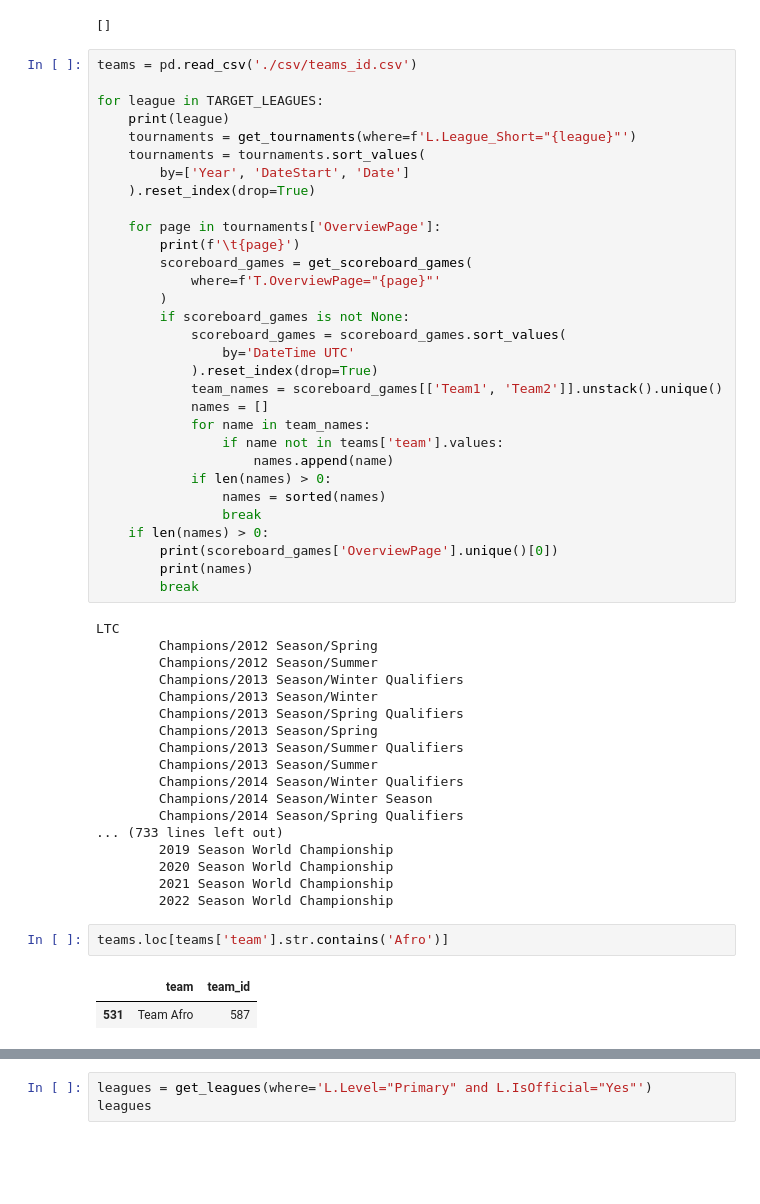
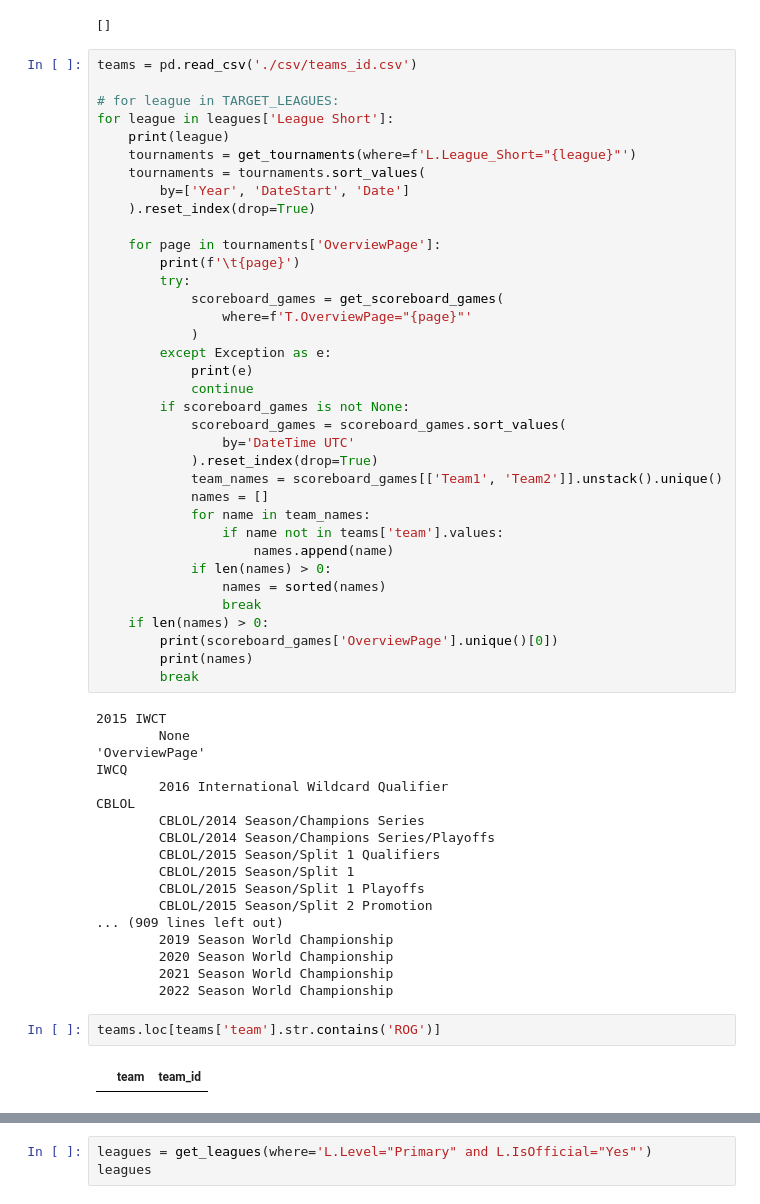
Before and after one commit to posky/LoL-Esports, a Jupyter notebook: parse_matches.ipynb, the cells around one changed output, grey strips where cells are left out. Drawn from its saved outputs; the diff is of its cells as text; blank space fills up the shorter version.

```diff
--- a/parse_matches.ipynb
+++ b/parse_matches.ipynb
@@ -71,7 +71,8 @@ lst
 # %%
 teams = pd.read_csv('./csv/teams_id.csv')
 
-for league in TARGET_LEAGUES:
+# for league in TARGET_LEAGUES:
+for league in leagues['League Short']:
     print(league)
     tournaments = get_tournaments(where=f'L.League_Short="{league}"')
     tournaments = tournaments.sort_values(
@@ -80,9 +81,13 @@ for league in TARGET_LEAGUES:
 
     for page in tournaments['OverviewPage']:
         print(f'\t{page}')
-        scoreboard_games = get_scoreboard_games(
-            where=f'T.OverviewPage="{page}"'
-        )
+        try:
+            scoreboard_games = get_scoreboard_games(
+                where=f'T.OverviewPage="{page}"'
+            )
+        except Exception as e:
+            print(e)
+            continue
         if scoreboard_games is not None:
             scoreboard_games = scoreboard_games.sort_values(
                 by='DateTime UTC'
@@ -100,26 +105,25 @@ for league in TARGET_LEAGUES:
         print(names)
         break
 # %% [output]
-LTC
-        Champions/2012 Season/Spring
-        Champions/2012 Season/Summer
-        Champions/2013 Season/Winter Qualifiers
-        Champions/2013 Season/Winter
-        Champions/2013 Season/Spring Qualifiers
-        Champions/2013 Season/Spring
-        Champions/2013 Season/Summer Qualifiers
-        Champions/2013 Season/Summer
-        Champions/2014 Season/Winter Qualifiers
-        Champions/2014 Season/Winter Season
-        Champions/2014 Season/Spring Qualifiers
-... (733 lines left out)
+2015 IWCT
+        None
+'OverviewPage'
+IWCQ
+        2016 International Wildcard Qualifier
+CBLOL
+        CBLOL/2014 Season/Champions Series
+        CBLOL/2014 Season/Champions Series/Playoffs
+        CBLOL/2015 Season/Split 1 Qualifiers
+        CBLOL/2015 Season/Split 1
+        CBLOL/2015 Season/Split 1 Playoffs
+        CBLOL/2015 Season/Split 2 Promotion
+... (909 lines left out)
         2019 Season World Championship
         2020 Season World Championship
         2021 Season World Championship
         2022 Season World Championship
 # %%
-teams.loc[teams['team'].str.contains('Afro')]
+teams.loc[teams['team'].str.contains('ROG')]
 # %% [output]
 |  | team | team_id |
-| 531 | Team Afro | 587 |
 # %%
```
Also changed, not shown: parts of 9 cells of this notebook.
